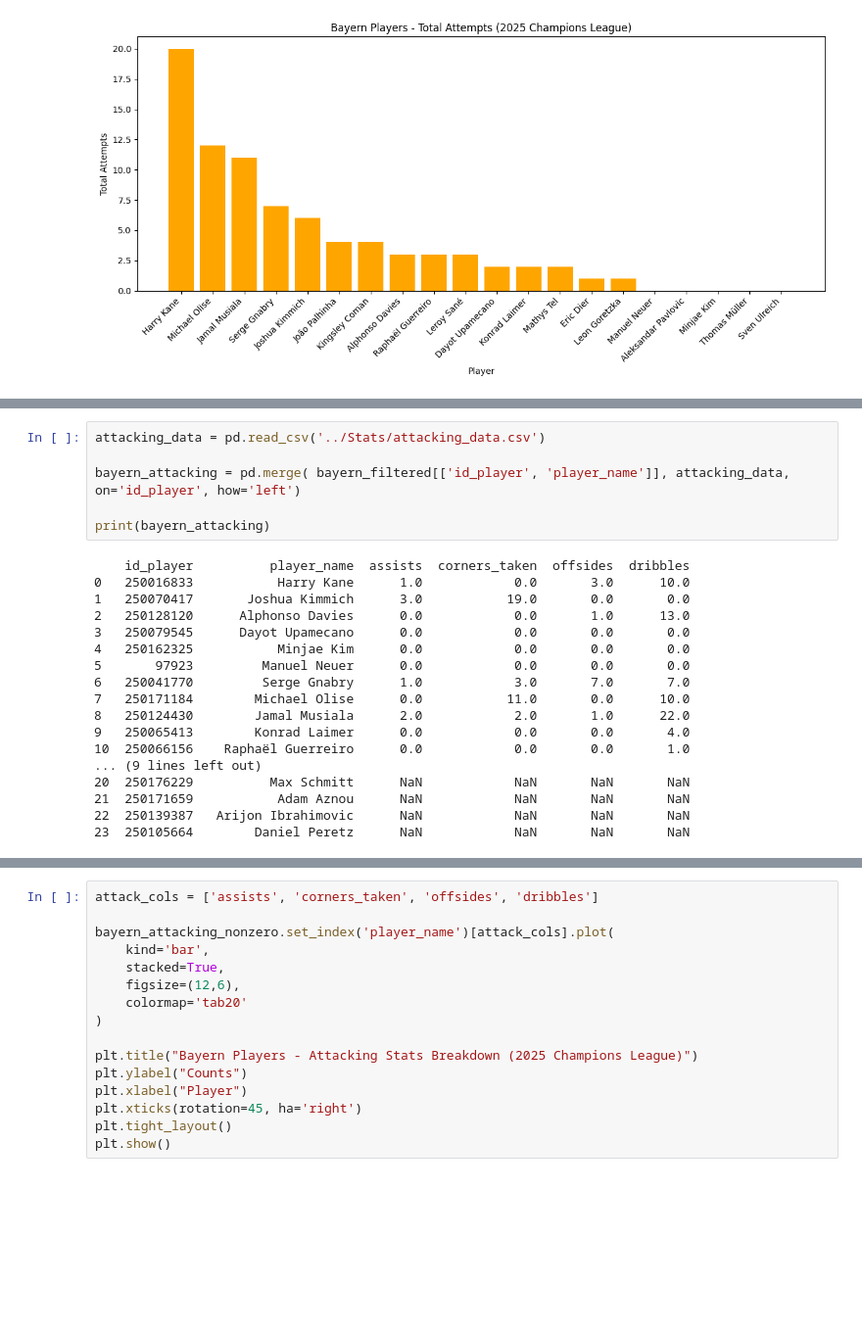
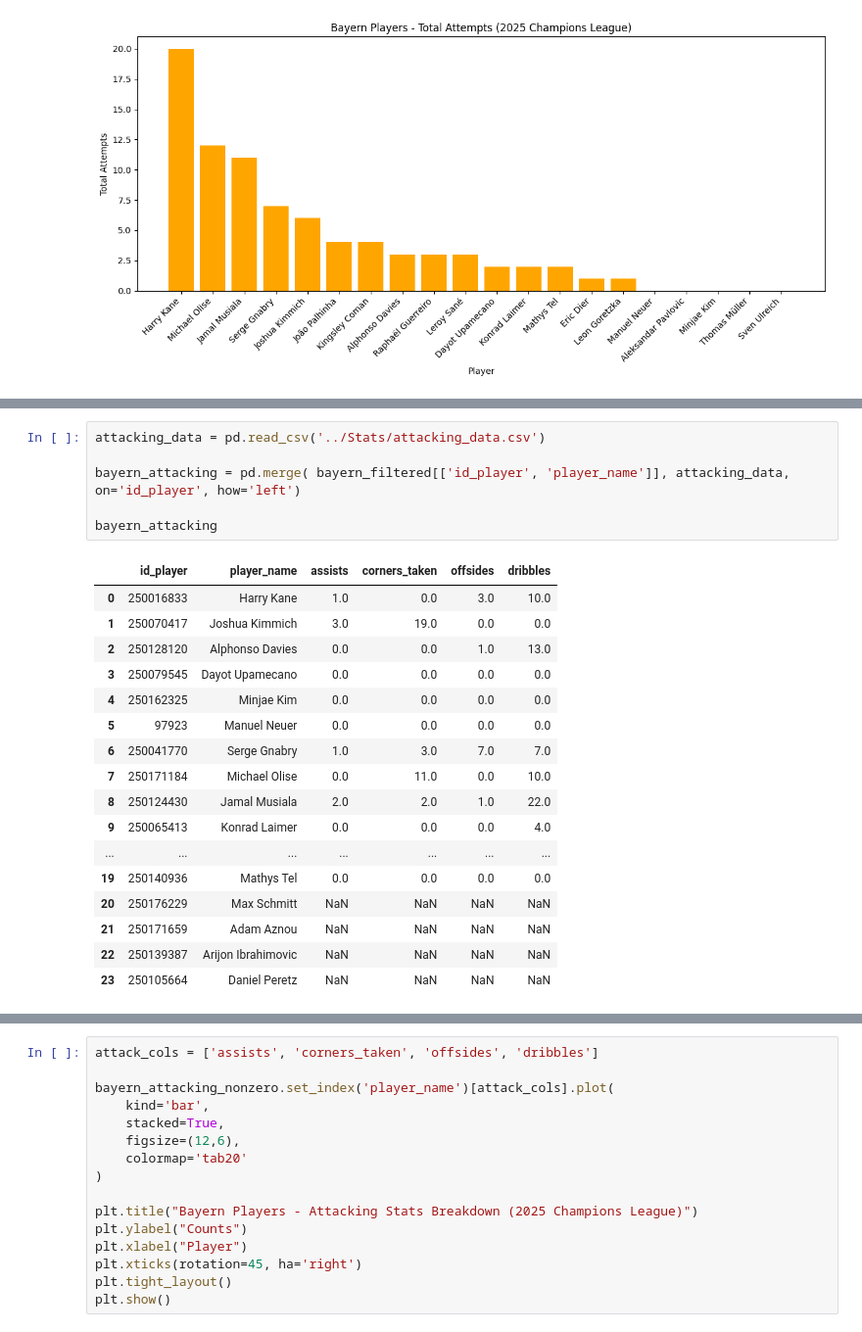
Before and after one commit to Satindra-Bahadur-Khadka/Data-Analysis-of-Bayern-Munich-In-2025-Champions-League, a Jupyter notebook: Stats/Germany and Bayern Data analysis.ipynb, the cells around one changed output, grey strips where cells are left out. Shown at 98% size. Cells and saved outputs as stored; diff of their text form; blank space fills up the shorter version.

```diff
--- a/Stats/Germany and Bayern Data analysis.ipynb
+++ b/Stats/Germany and Bayern Data analysis.ipynb
@@ -272,24 +268,24 @@ plt.show()
 # %%
 attacking_data = pd.read_csv('../Stats/attacking_data.csv')
 
 bayern_attacking = pd.merge( bayern_filtered[['id_player', 'player_name']], attacking_data, on='id_player', how='left')
 
-print(bayern_attacking)
+bayern_attacking
 # %% [output]
-    id_player          player_name  assists  corners_taken  offsides  dribbles
-0   250016833           Harry Kane      1.0            0.0       3.0      10.0
-1   250070417       Joshua Kimmich      3.0           19.0       0.0       0.0
-2   250128120      Alphonso Davies      0.0            0.0       1.0      13.0
-3   250079545      Dayot Upamecano      0.0            0.0       0.0       0.0
-4   250162325           Minjae Kim      0.0            0.0       0.0       0.0
-5       97923         Manuel Neuer      0.0            0.0       0.0       0.0
-6   250041770         Serge Gnabry      1.0            3.0       7.0       7.0
-7   250171184        Michael Olise      0.0           11.0       0.0      10.0
-8   250124430        Jamal Musiala      2.0            2.0       1.0      22.0
-9   250065413        Konrad Laimer      0.0            0.0       0.0       4.0
-10  250066156    Raphaël Guerreiro      0.0            0.0       0.0       1.0
-... (9 lines left out)
-20  250176229          Max Schmitt      NaN            NaN       NaN       NaN
-21  250171659           Adam Aznou      NaN            NaN       NaN       NaN
-22  250139387   Arijon Ibrahimovic      NaN            NaN       NaN       NaN
-23  250105664        Daniel Peretz      NaN            NaN       NaN       NaN
+|  | id_player | player_name | assists | corners_taken | offsides | dribbles |
+| 0 | 250016833 | Harry Kane | 1.0 | 0.0 | 3.0 | 10.0 |
+| 1 | 250070417 | Joshua Kimmich | 3.0 | 19.0 | 0.0 | 0.0 |
+| 2 | 250128120 | Alphonso Davies | 0.0 | 0.0 | 1.0 | 13.0 |
+| 3 | 250079545 | Dayot Upamecano | 0.0 | 0.0 | 0.0 | 0.0 |
+| 4 | 250162325 | Minjae Kim | 0.0 | 0.0 | 0.0 | 0.0 |
+| 5 | 97923 | Manuel Neuer | 0.0 | 0.0 | 0.0 | 0.0 |
+| 6 | 250041770 | Serge Gnabry | 1.0 | 3.0 | 7.0 | 7.0 |
+| 7 | 250171184 | Michael Olise | 0.0 | 11.0 | 0.0 | 10.0 |
+| 8 | 250124430 | Jamal Musiala | 2.0 | 2.0 | 1.0 | 22.0 |
+| 9 | 250065413 | Konrad Laimer | 0.0 | 0.0 | 0.0 | 4.0 |
+| ... | ... | ... | ... | ... | ... | ... |
+| 19 | 250140936 | Mathys Tel | 0.0 | 0.0 | 0.0 | 0.0 |
+| 20 | 250176229 | Max Schmitt | NaN | NaN | NaN | NaN |
+| 21 | 250171659 | Adam Aznou | NaN | NaN | NaN | NaN |
+| 22 | 250139387 | Arijon Ibrahimovic | NaN | NaN | NaN | NaN |
+| 23 | 250105664 | Daniel Peretz | NaN | NaN | NaN | NaN |
```
Also changed, not shown: parts of 32 cells of this notebook, 1 other file.
